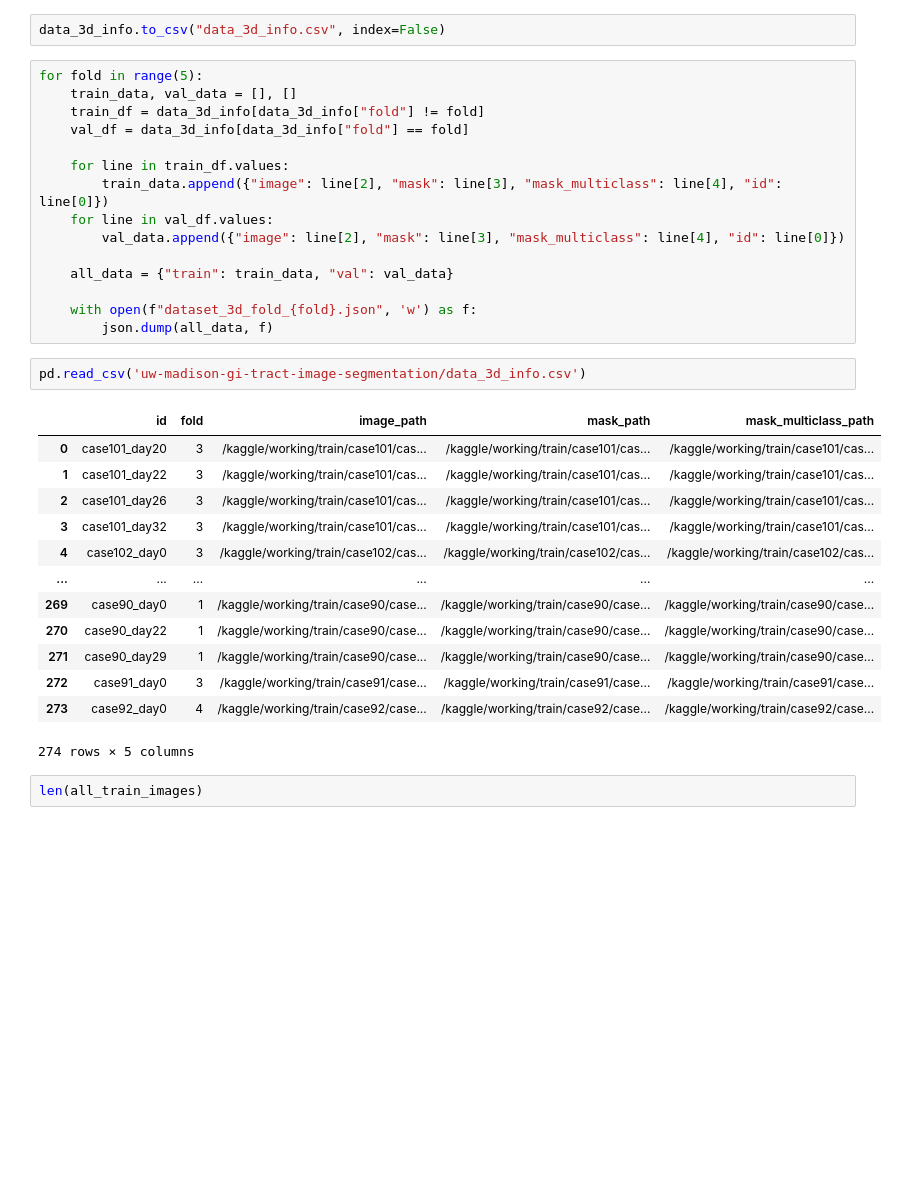
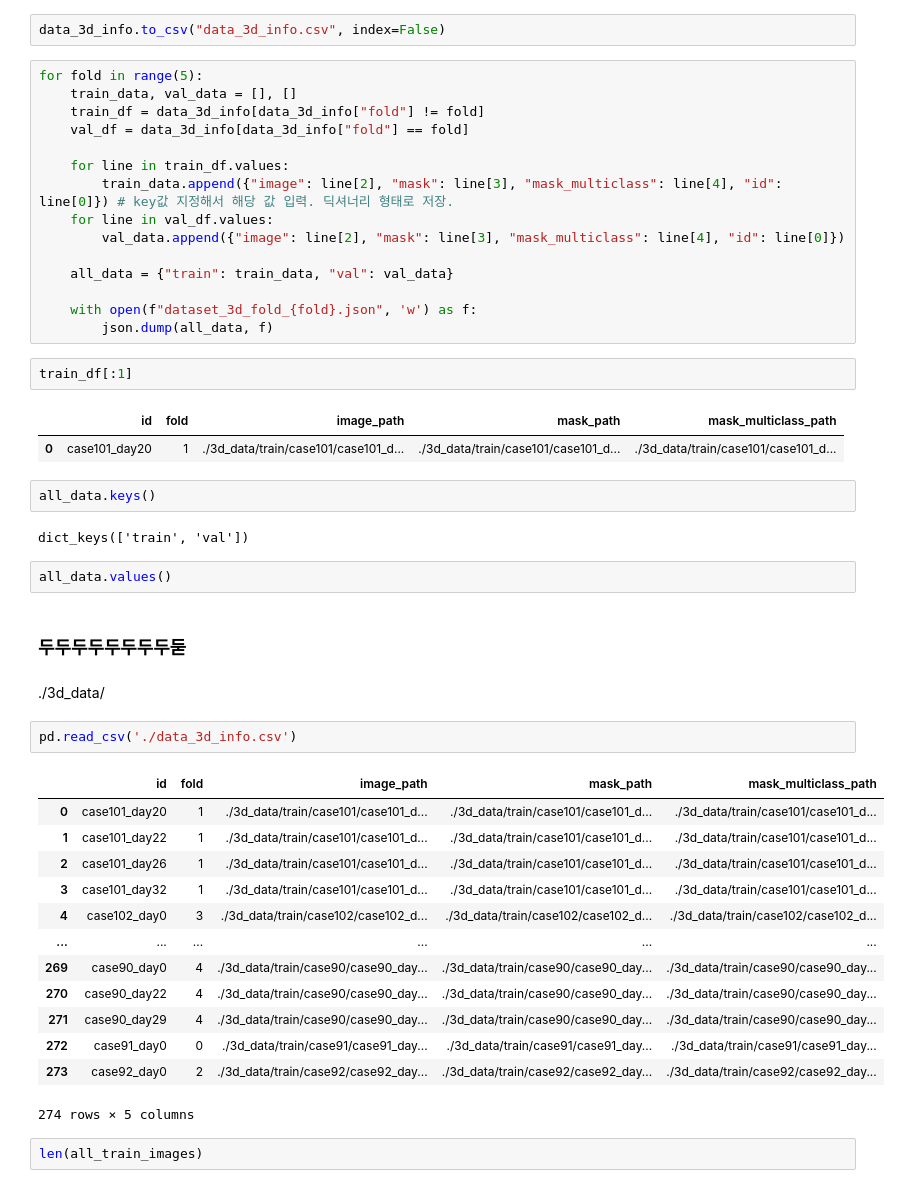
Before and after one commit to Seongwen/image_pj, a Jupyter notebook: Base Code/3d-solution-with-monai-produce-3d-data.ipynb, the cells around one changed output. Cells and saved outputs as stored; diff of their text form; blank space fills up the shorter version.

```diff
--- a/Base Code/3d-solution-with-monai-produce-3d-data.ipynb
+++ b/Base Code/3d-solution-with-monai-produce-3d-data.ipynb
@@ -397,7 +403,7 @@ for fold in range(5):
     val_df = data_3d_info[data_3d_info["fold"] == fold]
 
     for line in train_df.values:
-        train_data.append({"image": line[2], "mask": line[3], "mask_multiclass": line[4], "id": line[0]})
+        train_data.append({"image": line[2], "mask": line[3], "mask_multiclass": line[4], "id": line[0]}) # key값 지정해서 해당 값 입력. 딕셔너리 형태로 저장.
     for line in val_df.values:
         val_data.append({"image": line[2], "mask": line[3], "mask_multiclass": line[4], "id": line[0]})
 
@@ -405,21 +411,36 @@ for fold in range(5):
 
     with open(f"dataset_3d_fold_{fold}.json", 'w') as f:
         json.dump(all_data, f)
+# %%
+train_df[:1]
+# %% [output]
+|  | id | fold | image_path | mask_path | mask_multiclass_path |
+| 0 | case101_day20 | 1 | ./3d_data/train/case101/case101_d... | ./3d_data/train/case101/case101_d... | ./3d_data/train/case101/case101_d... |
+# %%
+all_data.keys()
+# %% [output]
+dict_keys(['train', 'val'])
+# %%
+all_data.values()
+# %% [markdown]
+### 두두두두두두두두둗
+# %% [markdown]
+./3d_data/
 # %%
-pd.read_csv('uw-madison-gi-tract-image-segmentation/data_3d_info.csv')
+pd.read_csv('./data_3d_info.csv')
 # %% [output]
 |  | id | fold | image_path | mask_path | mask_multiclass_path |
-| 0 | case101_day20 | 3 | /kaggle/working/train/case101/cas... | /kaggle/working/train/case101/cas... | /kaggle/working/train/case101/cas... |
-| 1 | case101_day22 | 3 | /kaggle/working/train/case101/cas... | /kaggle/working/train/case101/cas... | /kaggle/working/train/case101/cas... |
-| 2 | case101_day26 | 3 | /kaggle/working/train/case101/cas... | /kaggle/working/train/case101/cas... | /kaggle/working/train/case101/cas... |
-| 3 | case101_day32 | 3 | /kaggle/working/train/case101/cas... | /kaggle/working/train/case101/cas... | /kaggle/working/train/case101/cas... |
-| 4 | case102_day0 | 3 | /kaggle/working/train/case102/cas... | /kaggle/working/train/case102/cas... | /kaggle/working/train/case102/cas... |
+| 0 | case101_day20 | 1 | ./3d_data/train/case101/case101_d... | ./3d_data/train/case101/case101_d... | ./3d_data/train/case101/case101_d... |
+| 1 | case101_day22 | 1 | ./3d_data/train/case101/case101_d... | ./3d_data/train/case101/case101_d... | ./3d_data/train/case101/case101_d... |
+| 2 | case101_day26 | 1 | ./3d_data/train/case101/case101_d... | ./3d_data/train/case101/case101_d... | ./3d_data/train/case101/case101_d... |
+| 3 | case101_day32 | 1 | ./3d_data/train/case101/case101_d... | ./3d_data/train/case101/case101_d... | ./3d_data/train/case101/case101_d... |
+| 4 | case102_day0 | 3 | ./3d_data/train/case102/case102_d... | ./3d_data/train/case102/case102_d... | ./3d_data/train/case102/case102_d... |
 | ... | ... | ... | ... | ... | ... |
-| 269 | case90_day0 | 1 | /kaggle/working/train/case90/case... | /kaggle/working/train/case90/case... | /kaggle/working/train/case90/case... |
-| 270 | case90_day22 | 1 | /kaggle/working/train/case90/case... | /kaggle/working/train/case90/case... | /kaggle/working/train/case90/case... |
-| 271 | case90_day29 | 1 | /kaggle/working/train/case90/case... | /kaggle/working/train/case90/case... | /kaggle/working/train/case90/case... |
-| 272 | case91_day0 | 3 | /kaggle/working/train/case91/case... | /kaggle/working/train/case91/case... | /kaggle/working/train/case91/case... |
-| 273 | case92_day0 | 4 | /kaggle/working/train/case92/case... | /kaggle/working/train/case92/case... | /kaggle/working/train/case92/case... |
+| 269 | case90_day0 | 4 | ./3d_data/train/case90/case90_day... | ./3d_data/train/case90/case90_day... | ./3d_data/train/case90/case90_day... |
+| 270 | case90_day22 | 4 | ./3d_data/train/case90/case90_day... | ./3d_data/train/case90/case90_day... | ./3d_data/train/case90/case90_day... |
+| 271 | case90_day29 | 4 | ./3d_data/train/case90/case90_day... | ./3d_data/train/case90/case90_day... | ./3d_data/train/case90/case90_day... |
+| 272 | case91_day0 | 0 | ./3d_data/train/case91/case91_day... | ./3d_data/train/case91/case91_day... | ./3d_data/train/case91/case91_day... |
+| 273 | case92_day0 | 2 | ./3d_data/train/case92/case92_day... | ./3d_data/train/case92/case92_day... | ./3d_data/train/case92/case92_day... |
 274 rows × 5 columns
 # %%
 len(all_train_images)
```
Also changed, not shown: parts of 34 cells of this notebook, 7 other files.
